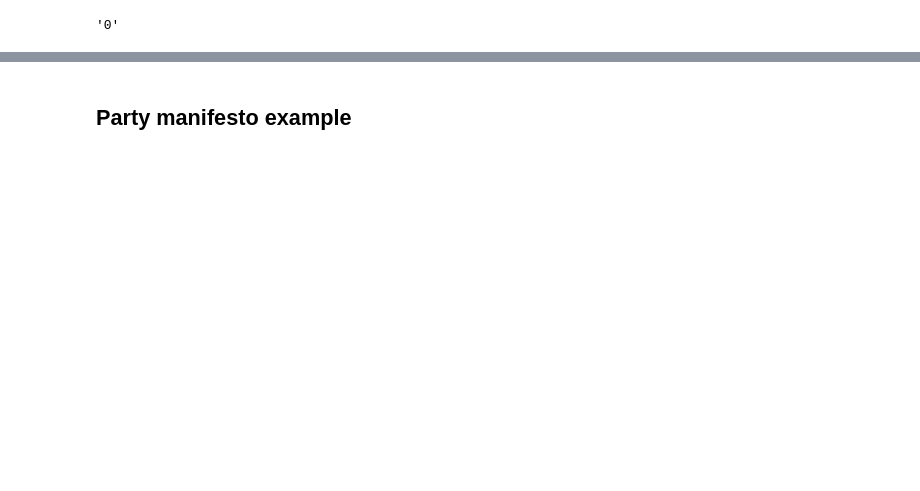
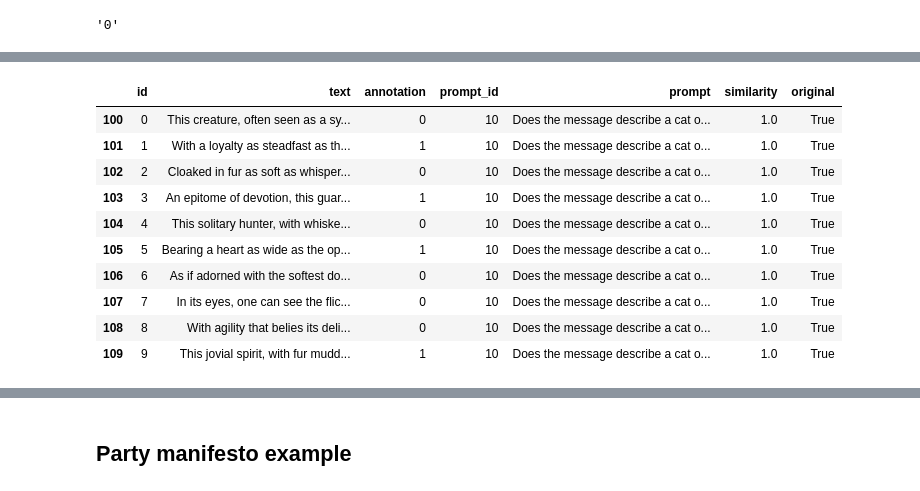
Before and after one commit to cjbarrie/promptstability, a Jupyter notebook: notebooks/manisfestos class.ipynb, the cells around one changed output, grey strips where cells are left out. Cells and saved outputs as stored; diff of their text form; code cells hidden in the pictures; blank space fills up the shorter version.

```diff
--- a/notebooks/manisfestos class.ipynb
+++ b/notebooks/manisfestos class.ipynb
@@ -416,0 +436,14 @@ Prompts with poor performance:
+# %%
+df[df['prompt_id'] == 10]
+# %% [output]
+|  | id | text | annotation | prompt_id | prompt | similarity | original |
+| 100 | 0 | This creature, often seen as a sy... | 0 | 10 | Does the message describe a cat o... | 1.0 | True |
+| 101 | 1 | With a loyalty as steadfast as th... | 1 | 10 | Does the message describe a cat o... | 1.0 | True |
+| 102 | 2 | Cloaked in fur as soft as whisper... | 0 | 10 | Does the message describe a cat o... | 1.0 | True |
+| 103 | 3 | An epitome of devotion, this guar... | 1 | 10 | Does the message describe a cat o... | 1.0 | True |
+| 104 | 4 | This solitary hunter, with whiske... | 0 | 10 | Does the message describe a cat o... | 1.0 | True |
+| 105 | 5 | Bearing a heart as wide as the op... | 1 | 10 | Does the message describe a cat o... | 1.0 | True |
+| 106 | 6 | As if adorned with the softest do... | 0 | 10 | Does the message describe a cat o... | 1.0 | True |
+| 107 | 7 | In its eyes, one can see the flic... | 0 | 10 | Does the message describe a cat o... | 1.0 | True |
+| 108 | 8 | With agility that belies its deli... | 0 | 10 | Does the message describe a cat o... | 1.0 | True |
+| 109 | 9 | This jovial spirit, with fur mudd... | 1 | 10 | Does the message describe a cat o... | 1.0 | True |
```
Also changed, not shown: parts of 8 cells of this notebook.
